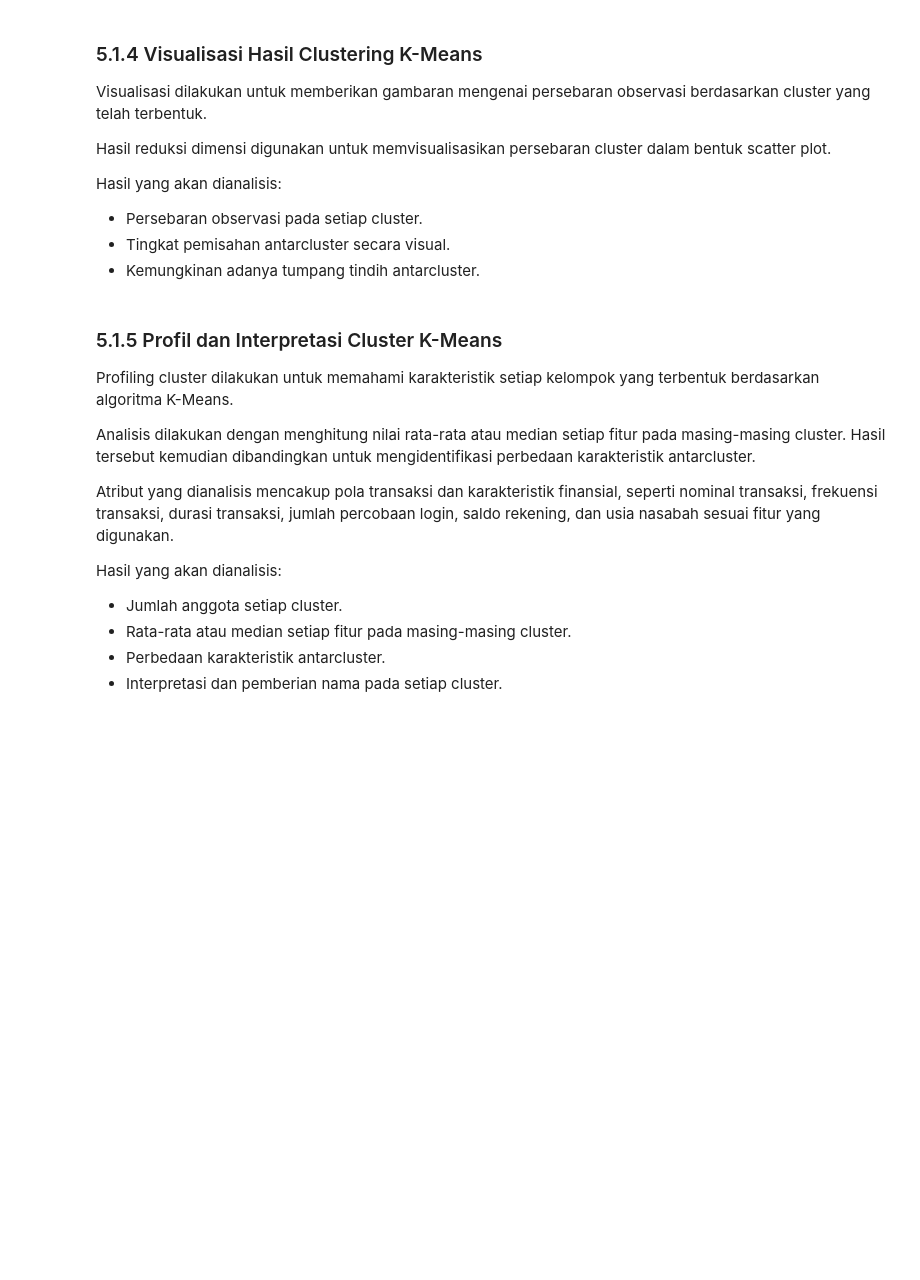
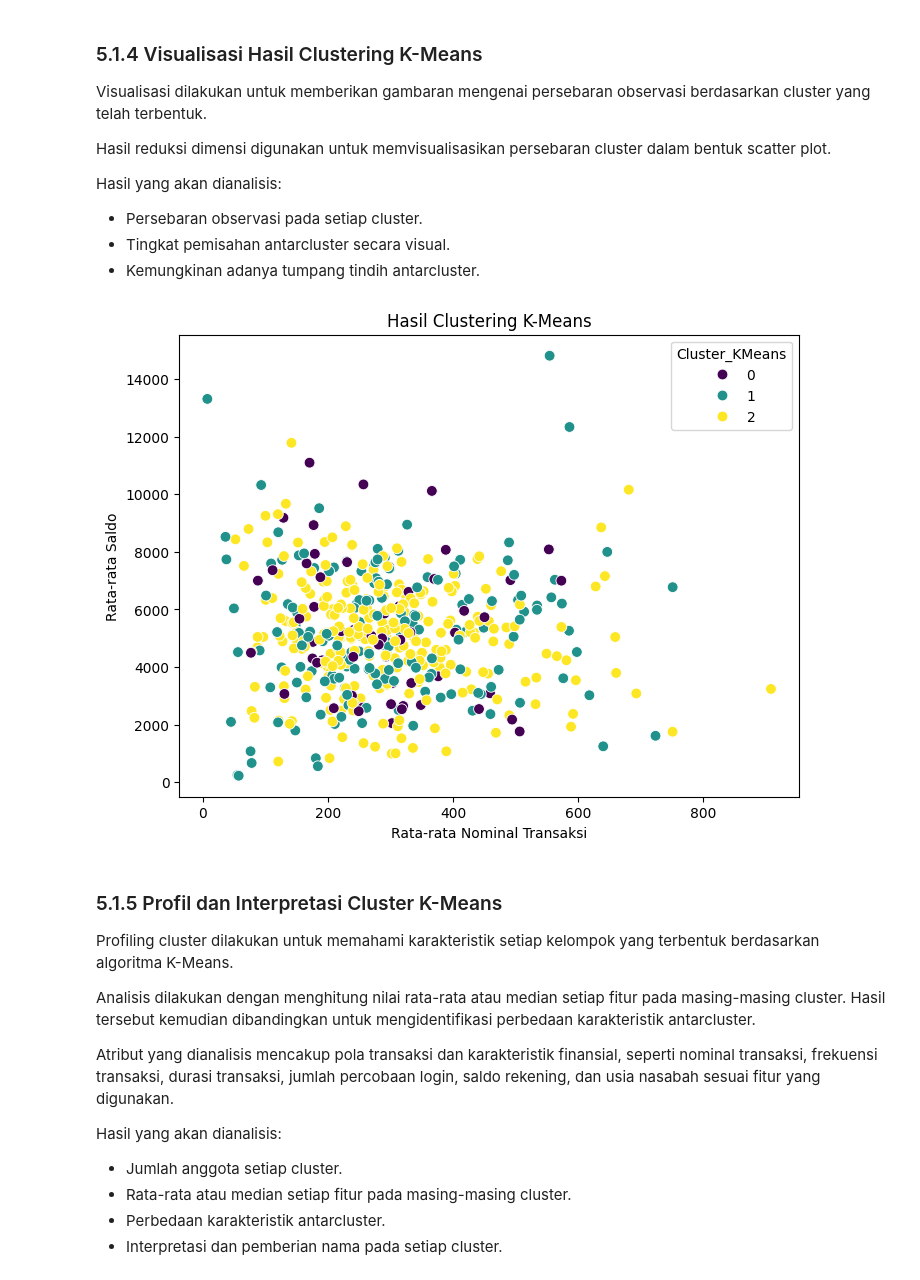
Before and after one commit to aulyarvlln/57_IF-E_Kimpul, a Jupyter notebook: ProyekDS.ipynb, the cells around one changed output. Saved outputs shown, nothing was run; the diff lists cells and outputs as text; code cells hidden in the pictures; blank space fills up the shorter version.

```diff
--- a/ProyekDS.ipynb
+++ b/ProyekDS.ipynb
@@ -703,3 +804,20 @@ Hasil yang akan dianalisis:
 - Nilai Silhouette Score keseluruhan.
 - Interpretasi kualitas pemisahan cluster.
 - Apakah hasil clustering menunjukkan pemisahan yang cukup baik.
+# %%
+# Membuat model K-Means dengan jumlah cluster terpilih
+
+kmeans = KMeans(n_clusters=best_k, random_state=42, n_init=10)
+label_kmeans = kmeans.fit_predict(X_kmeans)
+
+# Menambahkan hasil cluster ke data akun
+df_hasil_kmeans = df_agregasi.copy()
+df_hasil_kmeans['Cluster_KMeans'] = label_kmeans
+
+# Menghitung Silhouette Score model akhir
+score_kmeans = silhouette_score(X_kmeans, label_kmeans)
+
+print("Jumlah cluster:", best_k)
+print("Silhouette Score K-Means:", round(score_kmeans, 4))
+print("\nJumlah anggota setiap cluster:")
+print(df_hasil_kmeans['Cluster_KMeans'].value_counts().sort_index())
@@ -713,6 +841,25 @@ Hasil yang akan dianalisis:
 - Persebaran observasi pada setiap cluster.
 - Tingkat pemisahan antarcluster secara visual.
 - Kemungkinan adanya tumpang tindih antarcluster.
+# %%
+# Visualisasi hasil clustering K-Means
+# Dua fitur dipilih agar hasil cluster mudah dilihat.
+
+plt.figure(figsize=(8, 6))
+sns.scatterplot(
+    data=df_hasil_kmeans,
+    x='Rata_Rata_Nominal',
+    y='Rata_Rata_Saldo',
+    hue='Cluster_KMeans',
+    palette='viridis',
+    s=60
+)
+plt.title('Hasil Clustering K-Means')
+plt.xlabel('Rata-rata Nominal Transaksi')
+plt.ylabel('Rata-rata Saldo')
+plt.show()
+# %% [output]
+[figure, added]
 # %% [markdown]
 ### 5.1.5 Profil dan Interpretasi Cluster K-Means
 Profiling cluster dilakukan untuk memahami karakteristik setiap kelompok yang terbentuk berdasarkan algoritma K-Means.
```
Also changed, not shown: parts of 20 cells of this notebook.
